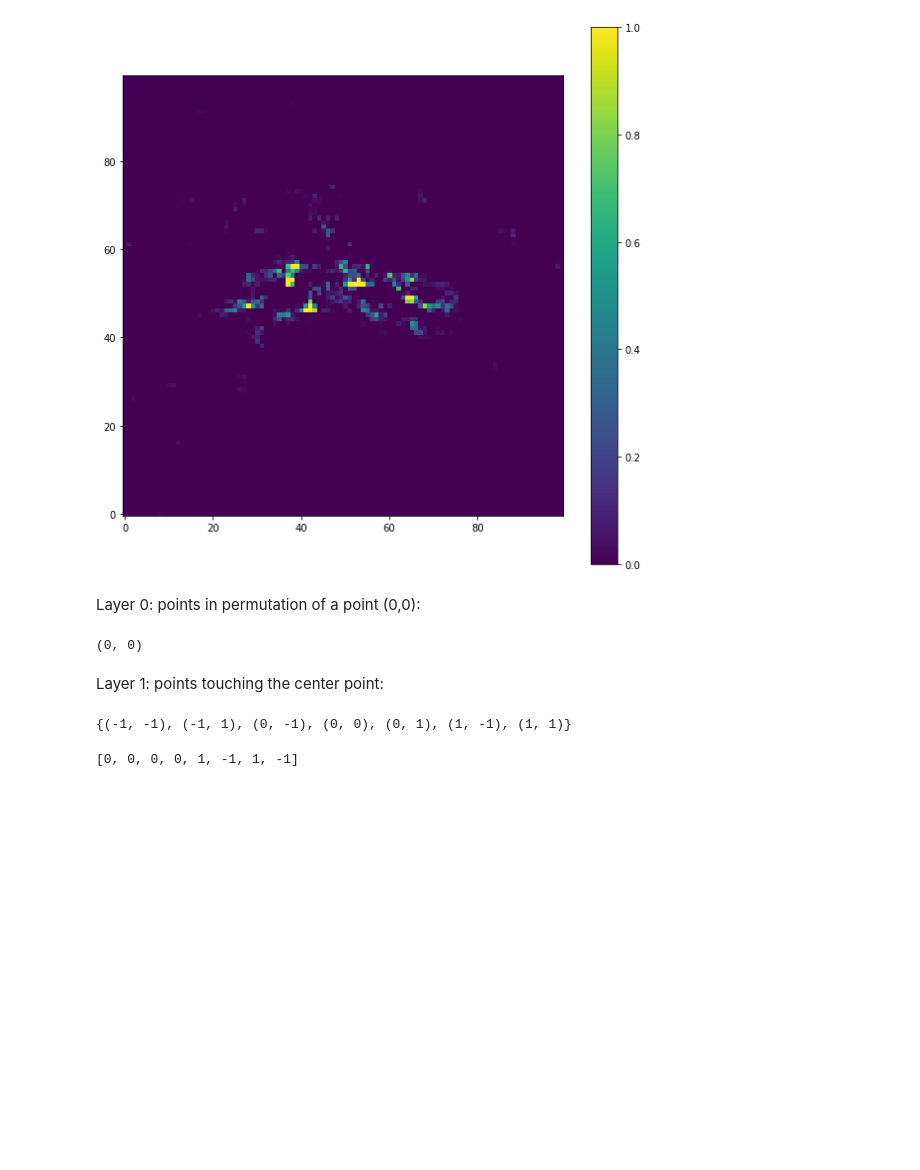
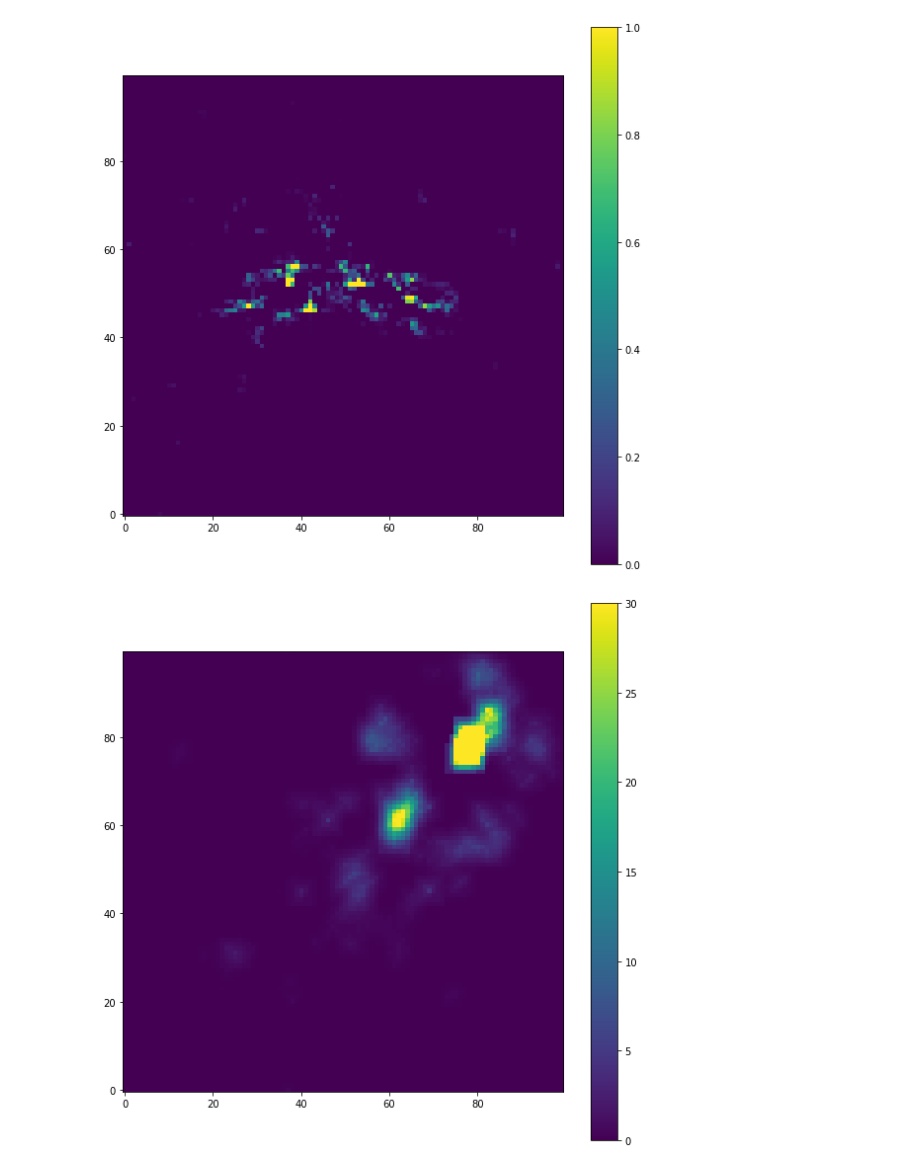
Before and after one commit to kelceydavis33/uwashchamp2019, a Jupyter notebook: GLEAM_Matching.ipynb, the cells around one changed output. Cells and saved outputs as stored; diff of their text form; code cells hidden in the pictures; blank space fills up the shorter version.

Commit message:
Added Smoothing

```diff
--- a/GLEAM_Matching.ipynb
+++ b/GLEAM_Matching.ipynb
@@ -1249,40 +1250,21 @@ plt.clim(0, 1)
 plt.gca().invert_yaxis();
 # %% [output]
 [figure]
-# %% [markdown]
-Layer 0: points in permutation of a point (0,0):
-# %%
-comb = combinations([0,0], 2)
-for i in comb:
-    print(i)
-# %% [output]
-(0, 0)
-# %% [markdown]
-Layer 1: points touching the center point:
 # %%
-n = 1
-startx = 0
-starty = 0
-xnums = []
-ynums = []
-nums = []
-for i in range(0, n+1):
-    nums.append(startx+i)
-    nums.append(startx-i)
-    nums.append(starty+i)
-    nums.append(starty-i)
+def get_nth_layer(n, startx, starty):
+    """
+    given n, returns the values for the nth layer of pixels around a point (j,k)
 
-comb = combinations(nums, 2)
-set(comb)
+    """
+    numsx = []
+    numsy = []
+    numsx.append(startx)
+    numsy.append(starty)
+    for i in range(1, n+1):
+        numsx.append(startx+i)
+        numsx.append(startx-i)
+        numsy.append(starty-i)
+        numsy.append(starty+i)
+
+    comb = product(numsx, numsy)
+    return set(comb)
-# %% [output]
-{(-1, -1), (-1, 1), (0, -1), (0, 0), (0, 1), (1, -1), (1, 1)}
-# %%
-nums
-# %% [output]
-[0, 0, 0, 0, 1, -1, 1, -1]
-# %%
-def get_nth_layer(n)
-"""
-given n, returns the values for the nth layer of pixels around a point (j,k)
-
-"""
@@ -1288,0 +1353,8 @@ given n, returns the values for the nth layer of pixels around a point (j,k)
+# %%
+smooth_image(table, 75219);
+
+plt.colorbar()
+plt.clim(0, 30)
+plt.gca().invert_yaxis();
+# %% [output]
+[figure, added]
```
Also changed, not shown: parts of 12 cells of this notebook, 1 other file.
